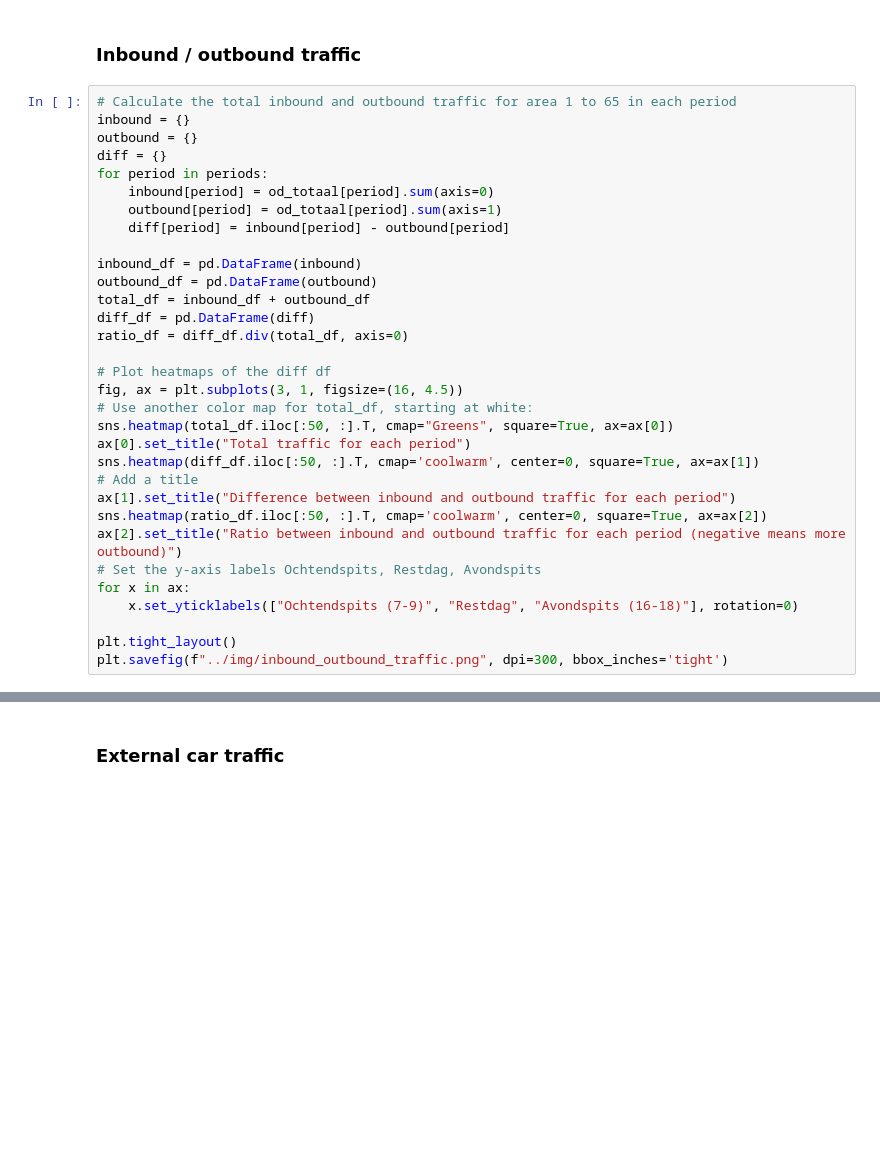
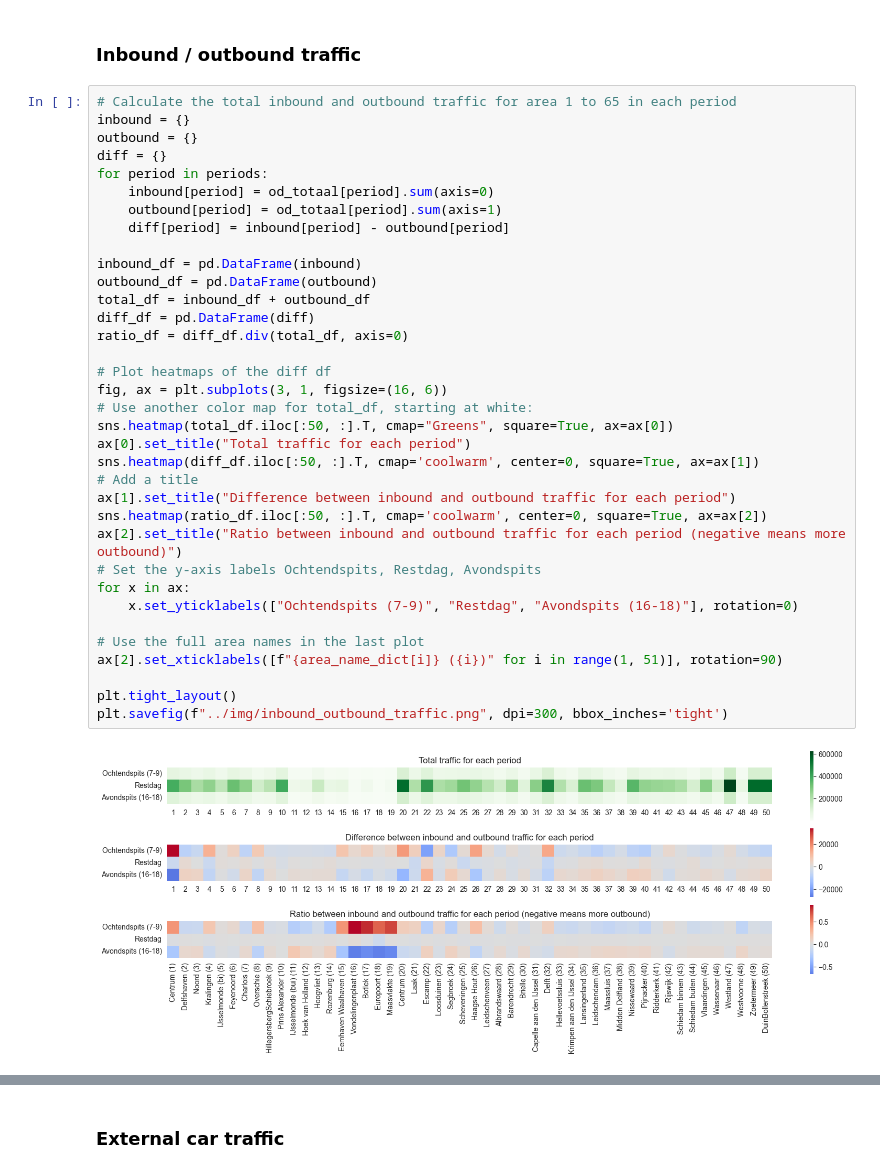
Before and after one commit to EwoutH/urban-self-driving-effects, a Jupyter notebook: v_mrdh/v_mrdh_od_demand_rush_hours.ipynb, the cells around one changed output, grey strips where cells are left out. Saved outputs shown, nothing was run; the diff lists cells and outputs as text; blank space fills up the shorter version.

Commit message:
paper: Add area names to inbound_outbound_traffic image

```diff
--- a/v_mrdh/v_mrdh_od_demand_rush_hours.ipynb
+++ b/v_mrdh/v_mrdh_od_demand_rush_hours.ipynb
@@ -43,34 +72,39 @@ od_totaal_etm = sum(od_etm[modality] for modality in modalities)
 # Calculate the total inbound and outbound traffic for area 1 to 65 in each period
 inbound = {}
 outbound = {}
 diff = {}
 for period in periods:
     inbound[period] = od_totaal[period].sum(axis=0)
     outbound[period] = od_totaal[period].sum(axis=1)
     diff[period] = inbound[period] - outbound[period]
 
 inbound_df = pd.DataFrame(inbound)
 outbound_df = pd.DataFrame(outbound)
 total_df = inbound_df + outbound_df
 diff_df = pd.DataFrame(diff)
 ratio_df = diff_df.div(total_df, axis=0)
 
 # Plot heatmaps of the diff df
-fig, ax = plt.subplots(3, 1, figsize=(16, 4.5))
+fig, ax = plt.subplots(3, 1, figsize=(16, 6))
 # Use another color map for total_df, starting at white:
 sns.heatmap(total_df.iloc[:50, :].T, cmap="Greens", square=True, ax=ax[0])
 ax[0].set_title("Total traffic for each period")
 sns.heatmap(diff_df.iloc[:50, :].T, cmap='coolwarm', center=0, square=True, ax=ax[1])
 # Add a title
 ax[1].set_title("Difference between inbound and outbound traffic for each period")
 sns.heatmap(ratio_df.iloc[:50, :].T, cmap='coolwarm', center=0, square=True, ax=ax[2])
 ax[2].set_title("Ratio between inbound and outbound traffic for each period (negative means more outbound)")
 # Set the y-axis labels Ochtendspits, Restdag, Avondspits
 for x in ax:
     x.set_yticklabels(["Ochtendspits (7-9)", "Restdag", "Avondspits (16-18)"], rotation=0)
 
+# Use the full area names in the last plot
+ax[2].set_xticklabels([f"{area_name_dict[i]} ({i})" for i in range(1, 51)], rotation=90)
+
 plt.tight_layout()
 plt.savefig(f"../img/inbound_outbound_traffic.png", dpi=300, bbox_inches='tight')
+# %% [output]
+[figure, added]
 # %%
 # Normalize over the row, so that the sum of each row is 1
 od_totaal_norm = {}
```
Also changed, not shown: parts of 4 cells of this notebook, 1 other file.
